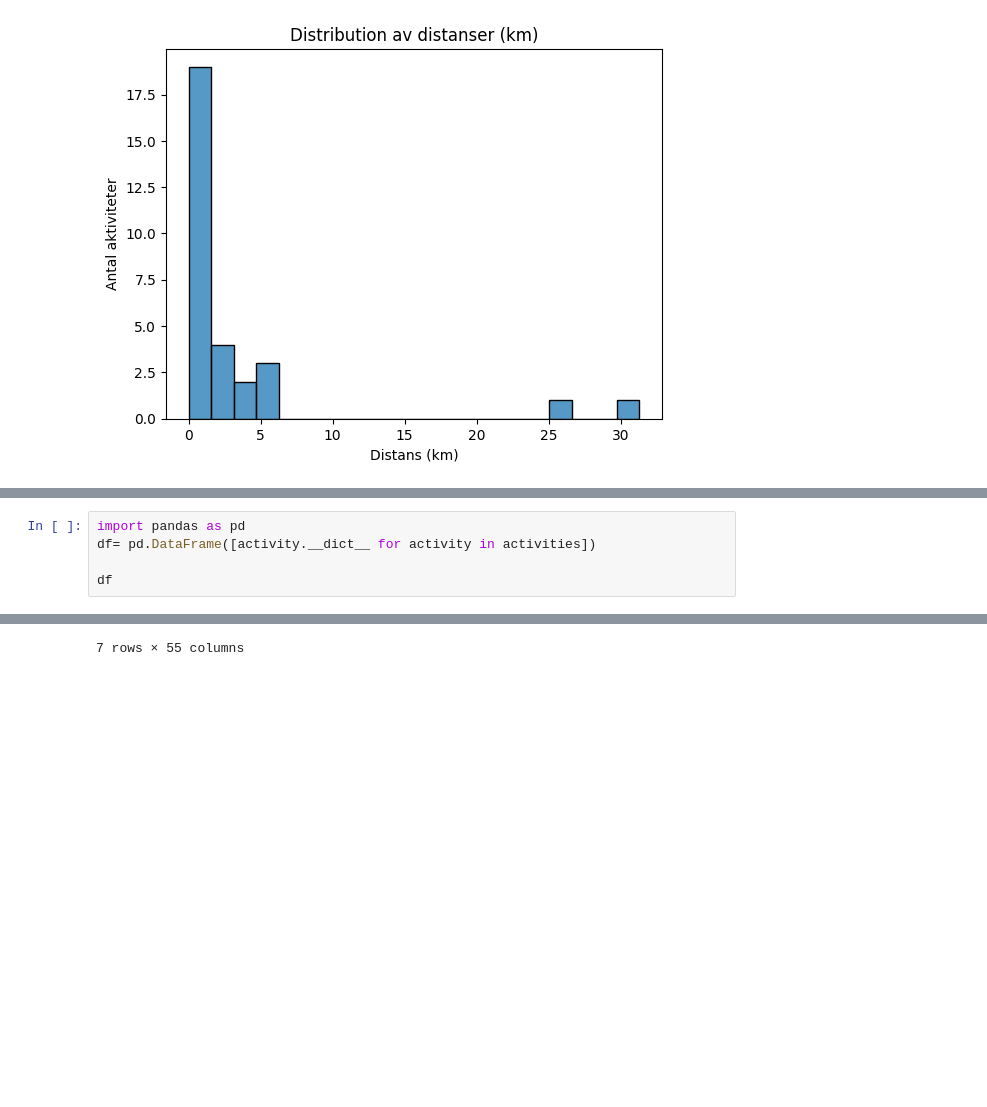
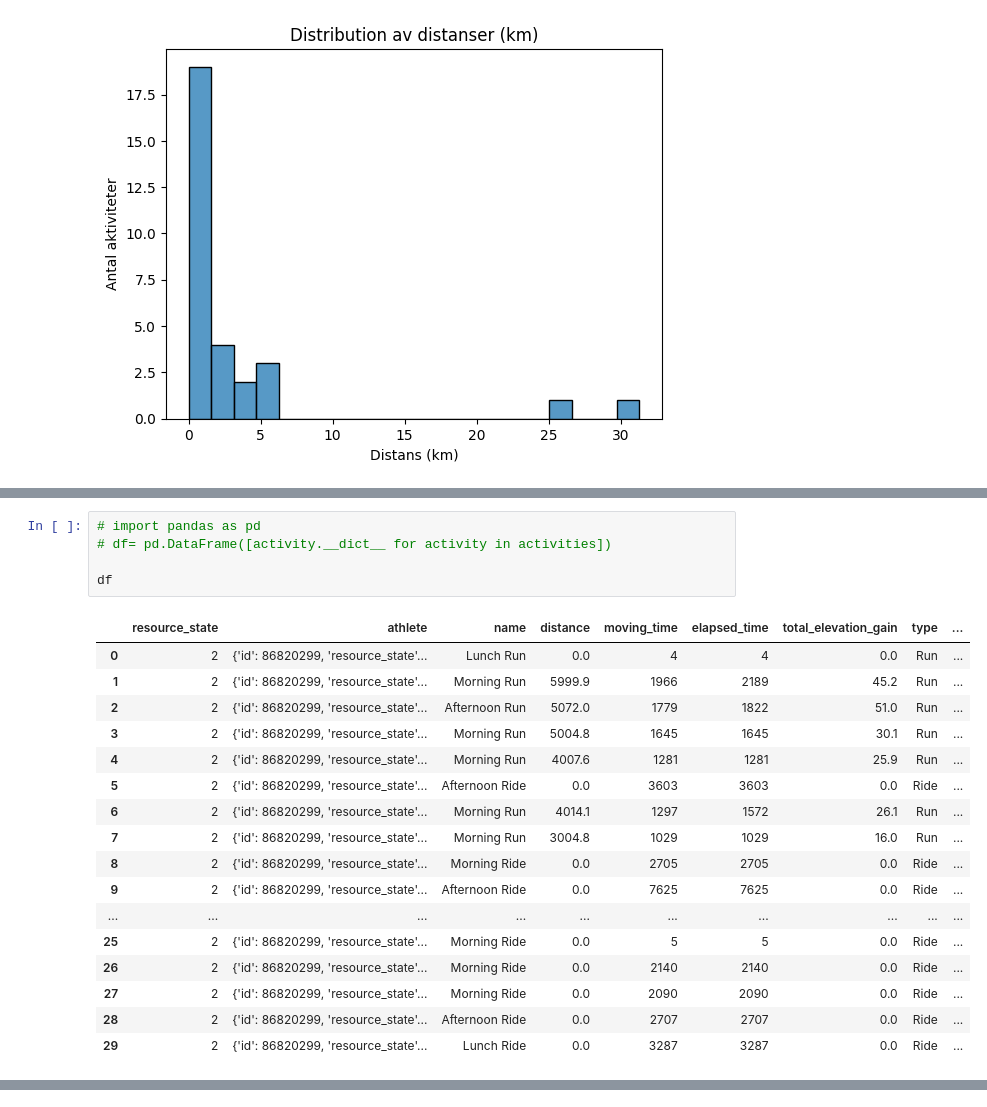
Before and after one commit to AlejandroHiroshima/STI_DE24_Examination, a Jupyter notebook: strava_api_eda.ipynb, the cells around one changed output, grey strips where cells are left out. Saved outputs shown, nothing was run; the diff lists cells and outputs as text; blank space fills up the shorter version.

```diff
--- a/strava_api_eda.ipynb
+++ b/strava_api_eda.ipynb
@@ -184,6 +189,23 @@ Morning Run 2025-12-01 05:46:07+00:00 4014.1 148.7 167
 # %%
-import pandas as pd
-df= pd.DataFrame([activity.__dict__ for activity in activities])
+# import pandas as pd
+# df= pd.DataFrame([activity.__dict__ for activity in activities])
 
 df
 # %% [output]
+|  | resource_state | athlete | name | distance | moving_time | elapsed_time | total_elevation_gain | type | ... |
+| 0 | 2 | {'id': 86820299, 'resource_state'... | Lunch Run | 0.0 | 4 | 4 | 0.0 | Run | ... |
+| 1 | 2 | {'id': 86820299, 'resource_state'... | Morning Run | 5999.9 | 1966 | 2189 | 45.2 | Run | ... |
+| 2 | 2 | {'id': 86820299, 'resource_state'... | Afternoon Run | 5072.0 | 1779 | 1822 | 51.0 | Run | ... |
+| 3 | 2 | {'id': 86820299, 'resource_state'... | Morning Run | 5004.8 | 1645 | 1645 | 30.1 | Run | ... |
+| 4 | 2 | {'id': 86820299, 'resource_state'... | Morning Run | 4007.6 | 1281 | 1281 | 25.9 | Run | ... |
+| 5 | 2 | {'id': 86820299, 'resource_state'... | Afternoon Ride | 0.0 | 3603 | 3603 | 0.0 | Ride | ... |
+| 6 | 2 | {'id': 86820299, 'resource_state'... | Morning Run | 4014.1 | 1297 | 1572 | 26.1 | Run | ... |
+| 7 | 2 | {'id': 86820299, 'resource_state'... | Morning Run | 3004.8 | 1029 | 1029 | 16.0 | Run | ... |
+| 8 | 2 | {'id': 86820299, 'resource_state'... | Morning Ride | 0.0 | 2705 | 2705 | 0.0 | Ride | ... |
+| 9 | 2 | {'id': 86820299, 'resource_state'... | Afternoon Ride | 0.0 | 7625 | 7625 | 0.0 | Ride | ... |
+| ... | ... | ... | ... | ... | ... | ... | ... | ... | ... |
+| 25 | 2 | {'id': 86820299, 'resource_state'... | Morning Ride | 0.0 | 5 | 5 | 0.0 | Ride | ... |
+| 26 | 2 | {'id': 86820299, 'resource_state'... | Morning Ride | 0.0 | 2140 | 2140 | 0.0 | Ride | ... |
+| 27 | 2 | {'id': 86820299, 'resource_state'... | Morning Ride | 0.0 | 2090 | 2090 | 0.0 | Ride | ... |
+| 28 | 2 | {'id': 86820299, 'resource_state'... | Afternoon Ride | 0.0 | 2707 | 2707 | 0.0 | Ride | ... |
+| 29 | 2 | {'id': 86820299, 'resource_state'... | Lunch Ride | 0.0 | 3287 | 3287 | 0.0 | Ride | ... |
@@ -199,4 +213,3 @@ WARNING:root:Please set client.refresh_token if you want to usethe auto token-re
-7 rows × 55 columns
 # %%
 df.columns
 # %% [output]
```
Also changed, not shown: parts of 13 cells of this notebook, 4 other files.
